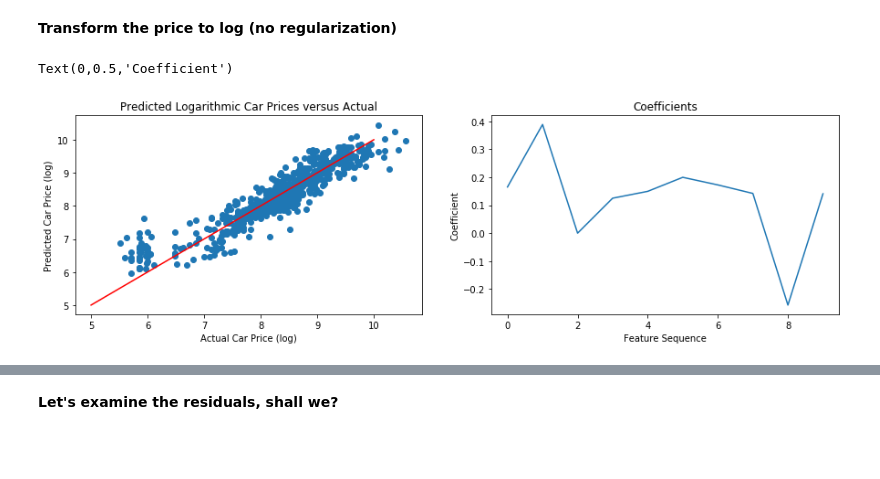
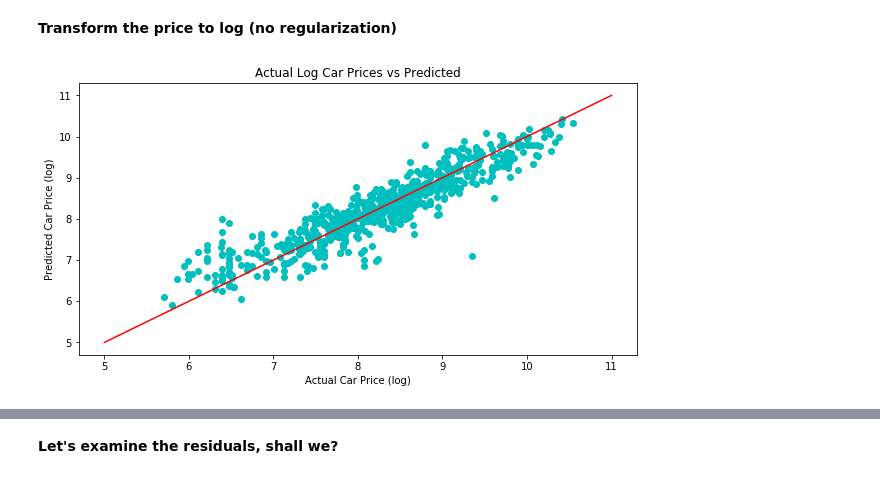
Before and after one commit to Auste1989/metis_projects, a Jupyter notebook: project_luther/project_luther_sandbox.ipynb, the cells around one changed output, grey strips where cells are left out. Cells and saved outputs as stored; diff of their text form; code cells hidden in the pictures; blank space fills up the shorter version.

Commit message:
Final changes to the model and cleanup

```diff
--- a/project_luther/project_luther_sandbox.ipynb
+++ b/project_luther/project_luther_sandbox.ipynb
@@ -399,7 +397,7 @@ dtype: int64
 **Shorten the dataset & re-evaluate**
 # %%
 #Shorten the dataset by picking the most logical features
-short_car_ad_dataset = car_ad_dataset[['Price', 'Year_of_manufacture', 'Engine_Size_l', 'Gearbox', 'Mileage_km', 'Body_type', 'Door_count', 'Fuel_type', 'Is_White', 'Is_Red', 'Is_German', 'Is_BMW', 'Is_Mercedes_Benz', 'Is_Japanese', 'Is_French']]
+short_car_ad_dataset = car_ad_dataset[['Price', 'Year_of_manufacture', 'Engine_Size_l', 'Gearbox', 'Mileage_km', 'Body_type', 'Door_count', 'Fuel_type', 'Is_White', 'Is_Red', 'Is_German', 'Is_Japanese', 'Is_French']]
 short_car_ad_dataset.head()
 # %% [output]
 |  | Price | Year_of_manufacture | Engine_Size_l | Gearbox | Mileage_km | Body_type | Door_count | Fuel_type | ... |
@@ -562,7 +557,7 @@ Text(0.5,1,'Mileage Distribution')
 # %%
 #Check Mileage outliers
-#clean_car_ad_dataset[clean_car_ad_dataset['Mileage_km'] >= 600000.0]
-clean_car_ad_dataset = clean_car_ad_dataset[clean_car_ad_dataset['Mileage_km'] <= 600000.0]
+#clean_car_ad_dataset[(clean_car_ad_dataset['Mileage_km'] >= 450000.0) | (clean_car_ad_dataset['Mileage_km'] == 0.0)]
+clean_car_ad_dataset = clean_car_ad_dataset[(clean_car_ad_dataset['Mileage_km'] > 0.0) & (clean_car_ad_dataset['Mileage_km'] <= 450000.0)]
 #clean_car_ad_dataset.head()
 # %%
 #Let's plot Mileage histogram again, after removing outliers (to check the distribution)
@@ -657,8 +716,8 @@ clean_car_ad_dataset.corr()
 # %% [markdown]
 **Training and testing**
 # %%
-X_all, y_all = clean_car_ad_dataset[['Year_of_manufacture', 'Engine_Size_l', 'Mileage_km', 'Fuel_type', 'Gearbox', 'Is_German',
-                             'Is_BMW', 'Is_Mercedes_Benz', 'Is_French', 'Is_Japanese']], clean_car_ad_dataset['Price']
+X_all, y_all = clean_car_ad_dataset[['Year_of_manufacture', 'Engine_Size_l', 'Mileage_km', 'Fuel_type', 'Gearbox',
+                                     'Is_German', 'Is_French', 'Is_Japanese']], clean_car_ad_dataset['Price']
 # %%
 #Split the data into train and test datasets
 X_all_train, X_all_test, y_all_train, y_all_test = train_test_split(X_all, y_all, test_size = 0.3, random_state = 42)
@@ -669,30 +809,28 @@ X_all_train, X_all_test, y_all_train, y_all_test = train_test_split(X_all, y_all
 # %% [markdown]
 **Transform the price to log (no regularization)**
 # %%
+#Create an array with logs of price
 y_log = np.log(y_all_train)
-X_log, y_log = X_all_train[['Year_of_manufacture', 'Engine_Size_l', 'Mileage_km', 'Fuel_type', 'Gearbox', 'Is_German',
-                             'Is_BMW', 'Is_Mercedes_Benz', 'Is_French', 'Is_Japanese']], y_log
 
+#Define dependend and independent variables
+X_norm, y_log = X_all_train[['Year_of_manufacture', 'Engine_Size_l', 'Mileage_km', 'Fuel_type', 'Gearbox',
+                             'Is_German', 'Is_French', 'Is_Japanese']], y_log
+
+#Build a linear regression model
 car_ad_model_log = LinearRegression()
-car_ad_model_log_fit = car_ad_model_log.fit(X_log, y_log)
+#Fit the model with price logs this time
+car_ad_model_log_fit = car_ad_model_log.fit(X_norm, y_log)
 # %%
-fig = plt.figure(figsize = (15, 4))
+fig = plt.figure(figsize = (10, 5))
 
 #Visualizing predictions versus actuals
-y_train_log_predicted = car_ad_model_log.predict(X_log)
+y_train_log_predicted = car_ad_model_log.predict(X_norm)
 
-plt.subplot(1, 2, 1)
-plt.scatter(y_log, y_train_log_predicted)
-plt.plot([5, 10], [5, 10], color='red')
-plt.title('Predicted Logarithmic Car Prices versus Actual')
+#plt.subplot(1, 2, 1)
+plt.scatter(y_log, y_train_log_predicted, color = 'c')
+plt.plot([5, 11], [5, 11], color='r')
+plt.title('Actual Log Car Prices vs Predicted')
 plt.ylabel('Predicted Car Price (log)')
 plt.xlabel('Actual Car Price (log)');
-
-plt.subplot(1, 2, 2)
-plt.plot(car_ad_model_log.coef_)
-plt.title('Coefficients')
-plt.xlabel('Feature Sequence')
-plt.ylabel('Coefficient')
 # %% [output]
-Text(0,0.5,'Coefficient')
-[figure, old version]
+[figure, new version]
```
Also changed, not shown: parts of 89 cells of this notebook, 2 other files.
